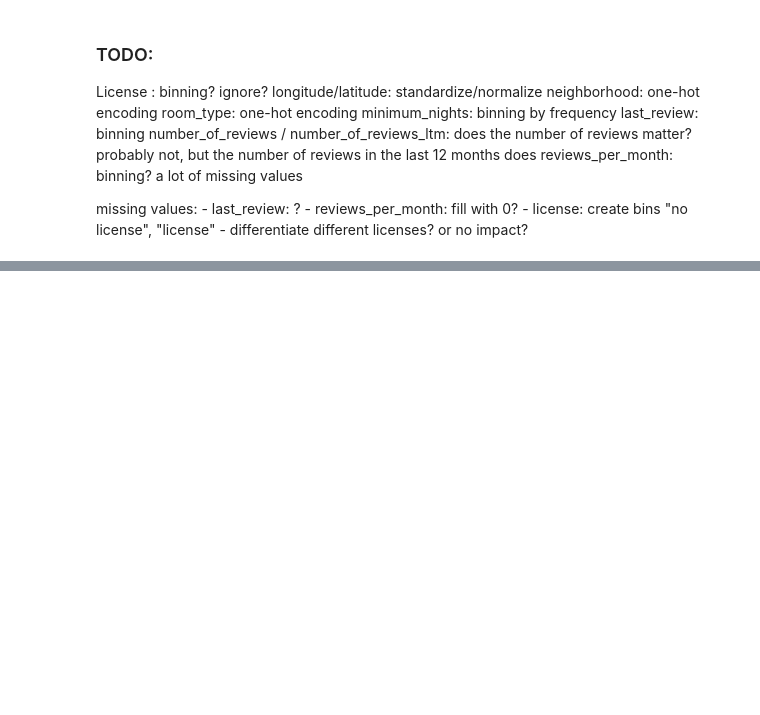
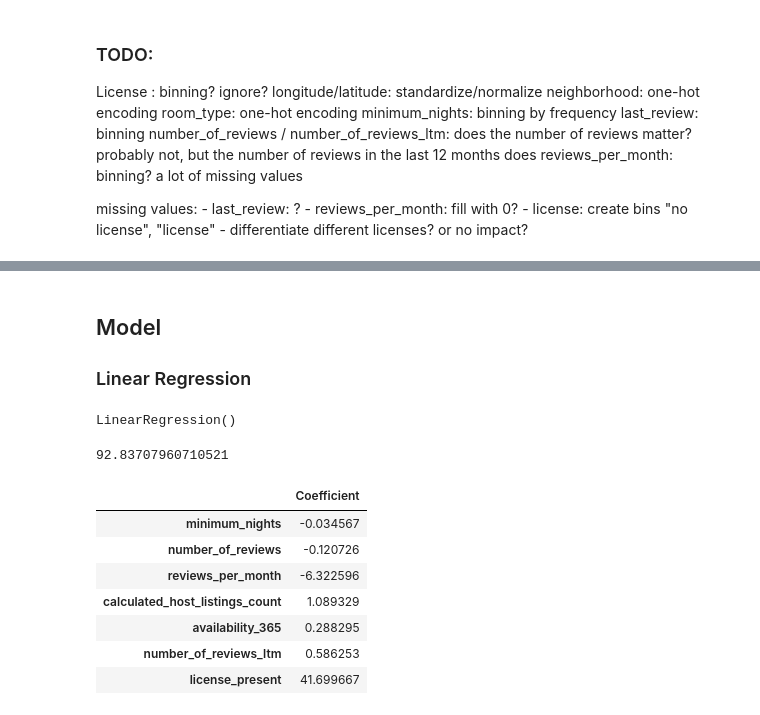
Before and after one commit to rsaSantos/DAA-Project, a Jupyter notebook: Task 1 (Group)/models/paris-airbnb.ipynb, the cells around one changed output, grey strips where cells are left out. Cells and saved outputs as stored; diff of their text form; code cells hidden in the pictures; blank space fills up the shorter version.

```diff
--- a/Task 1 (Group)/models/paris-airbnb.ipynb
+++ b/Task 1 (Group)/models/paris-airbnb.ipynb
@@ -163,0 +210,4 @@ missing values:
+# %%
+# For now just drop last_review
+# Later encode the value/bin
+data = data.drop('last_review', axis=1)
@@ -163,0 +235,3 @@ missing values:
+# %% [markdown]
+## Model
+### Linear Regression
@@ -163,0 +245,21 @@ missing values:
+# %%
+from sklearn.linear_model import LinearRegression
+
+lm = LinearRegression()
+lm.fit(X_train, Y_train)
+# %% [output]
+LinearRegression()
+# %%
+print(lm.intercept_)
+coeff_data = pd.DataFrame(lm.coef_, X.columns, columns=['Coefficient'])
+coeff_data
+# %% [output]
+92.83707960710521
+|  | Coefficient |
+| minimum_nights | -0.034567 |
+| number_of_reviews | -0.120726 |
+| reviews_per_month | -6.322596 |
+| calculated_host_listings_count | 1.089329 |
+| availability_365 | 0.288295 |
+| number_of_reviews_ltm | 0.586253 |
+| license_present | 41.699667 |
```
Also changed, not shown: parts of 12 cells of this notebook.
